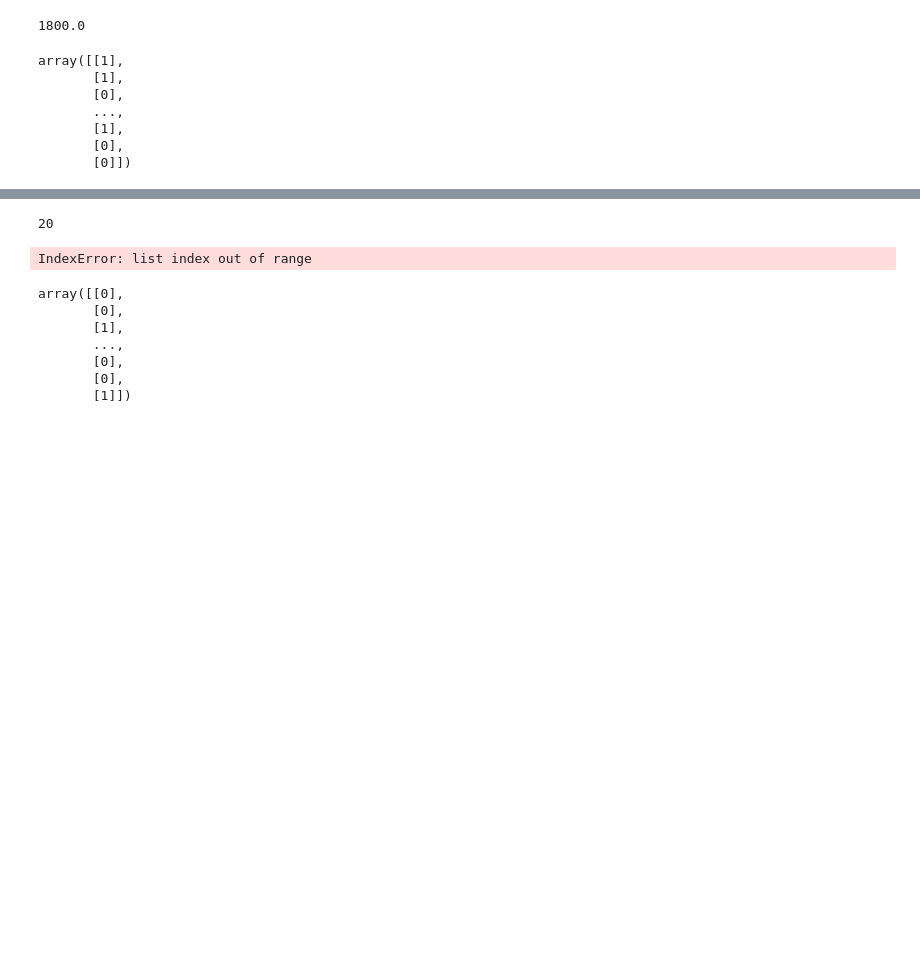
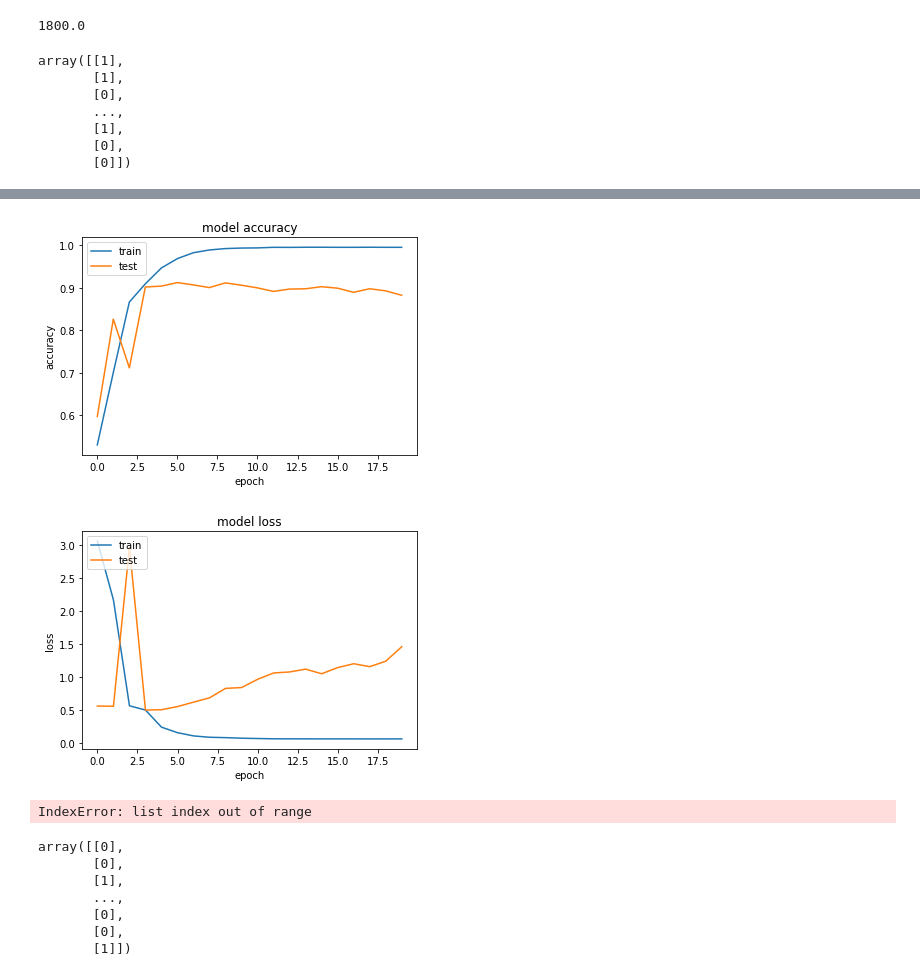
Before and after one commit to imam123ci/PKM-2021, a Jupyter notebook: TextMining/RNN.ipynb, the cells around one changed output, grey strips where cells are left out. Drawn from its saved outputs; the diff is of its cells as text; code cells hidden in the pictures; blank space fills up the shorter version.

Commit message:
Add New LSTM Model

```diff
--- a/TextMining/RNN.ipynb
+++ b/TextMining/RNN.ipynb
@@ -125,9 +131,11 @@ array([[1],
 # %%
 model = tf.keras.Sequential([
-    tf.keras.layers.Embedding(vocab_size, embedding_dim, input_length=max_length),
-    tf.keras.layers.GlobalAveragePooling1D(),
-    tf.keras.layers.Dense(24, activation='relu'),
-    tf.keras.layers.Dense(2, activation='relu'),
+    tf.keras.layers.Embedding(vocab_size, 64, input_length=max_length),
+    tf.keras.layers.Bidirectional(tf.keras.layers.LSTM(64)),
+    tf.keras.layers.Dropout(0.4),
+    tf.keras.layers.Dense(32, activation='sigmoid'),
+    tf.keras.layers.Dropout(0.2),
+    tf.keras.layers.Dense(16),
     tf.keras.layers.Dense(1)
 ])
 model.compile(loss='BinaryCrossentropy',optimizer='adam',metrics=['accuracy'])
@@ -159,4 +161,4 @@ len(training_labels_pad)
 # %%
-num_epochs = 5
+num_epochs = 20
 history = model.fit(training_sequences, training_labels_pad, epochs=num_epochs, validation_split=0.2, verbose=1)
 # %% [output]
@@ -173,7 +182,24 @@ Epoch 5/5
-# %%
-len(training_sequences[0])
-# %% [output]
-20
+# %%
+#plot accuracy vs loss
+# summarize history for accuracy
+plt.plot(history.history['accuracy'])
+plt.plot(history.history['val_accuracy'])
+plt.title('model accuracy')
+plt.ylabel('accuracy')
+plt.xlabel('epoch')
+plt.legend(['train', 'test'], loc='upper left')
+plt.show()
+# summarize history for loss
+plt.plot(history.history['loss'])
+plt.plot(history.history['val_loss'])
+plt.title('model loss')
+plt.ylabel('loss')
+plt.xlabel('epoch')
+plt.legend(['train', 'test'], loc='upper left')
+plt.show()
+# %% [output]
+[figure, added]
+[figure, added]
 # %%
 # %% [output]
 IndexError: list index out of range
```
Also changed, not shown: parts of 6 cells of this notebook.
